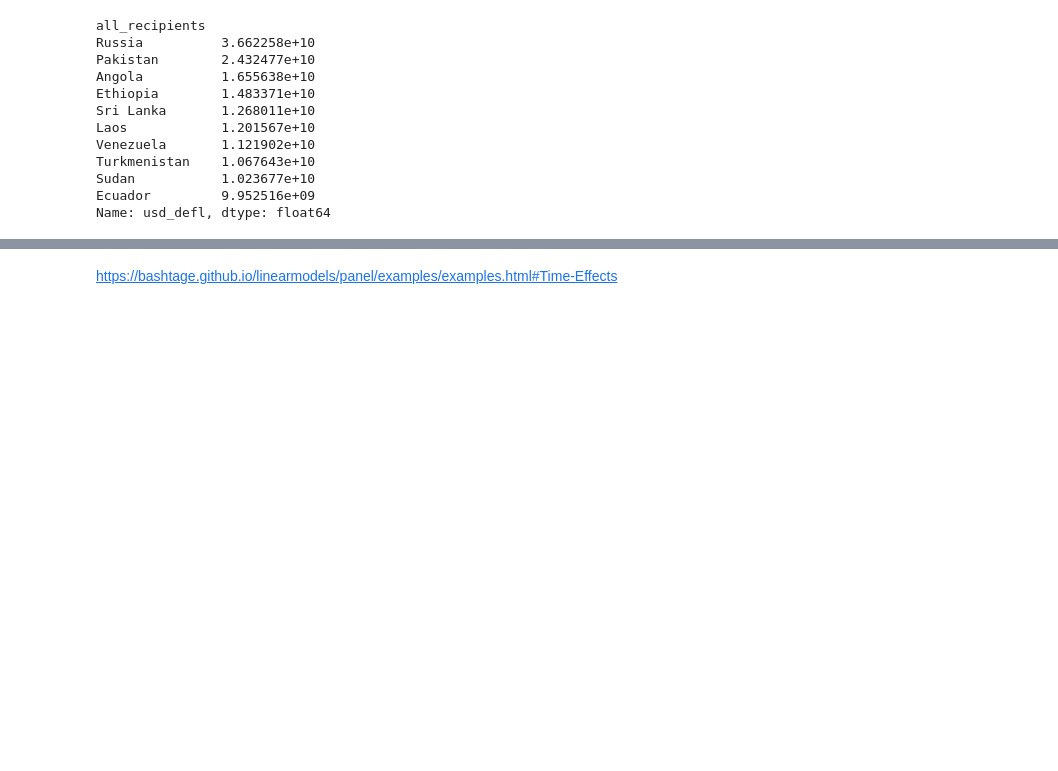
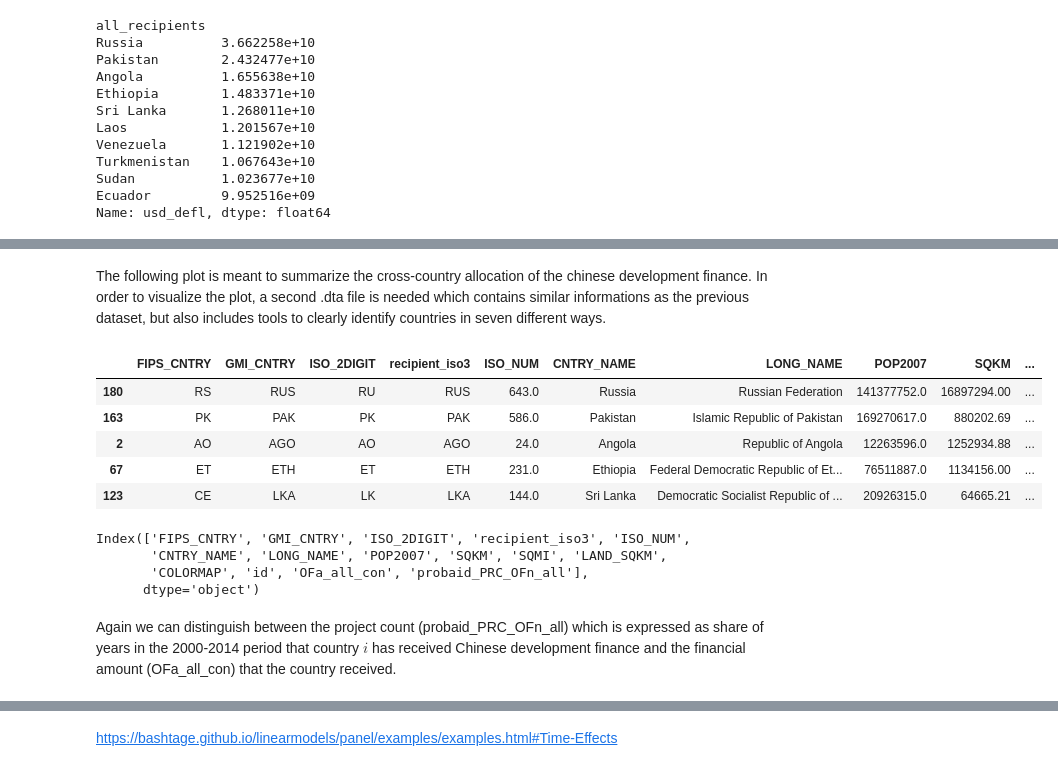
Before and after one commit to JonathanWillnow/ose-data-science-course-project-JonathanWillnow, a Jupyter notebook: JonathanWillnowOSE.ipynb, the cells around one changed output, grey strips where cells are left out. Saved outputs shown, nothing was run; the diff lists cells and outputs as text; code cells hidden in the pictures; blank space fills up the shorter version.

```diff
--- a/JonathanWillnowOSE.ipynb
+++ b/JonathanWillnowOSE.ipynb
@@ -464,0 +285,21 @@ strong multicollinearity or other numerical problems.
+# %% [markdown]
+The following plot is meant to summarize the cross-country allocation of the chinese development finance. In order to visualize the plot, a second .dta file is needed which contains similar informations as the previous dataset, but also includes tools to clearly identify countries in seven different ways.
+# %%
+world_plot_data = pd.read_stata("data/map_1yw_merge.dta")
+world_plot_data.sort_values(by = "OFa_all_con", ascending = False)[:5]
+# %% [output]
+|  | FIPS_CNTRY | GMI_CNTRY | ISO_2DIGIT | recipient_iso3 | ISO_NUM | CNTRY_NAME | LONG_NAME | POP2007 | SQKM | ... |
+| 180 | RS | RUS | RU | RUS | 643.0 | Russia | Russian Federation | 141377752.0 | 16897294.00 | ... |
+| 163 | PK | PAK | PK | PAK | 586.0 | Pakistan | Islamic Republic of Pakistan | 169270617.0 | 880202.69 | ... |
+| 2 | AO | AGO | AO | AGO | 24.0 | Angola | Republic of Angola | 12263596.0 | 1252934.88 | ... |
+| 67 | ET | ETH | ET | ETH | 231.0 | Ethiopia | Federal Democratic Republic of Et... | 76511887.0 | 1134156.00 | ... |
+| 123 | CE | LKA | LK | LKA | 144.0 | Sri Lanka | Democratic Socialist Republic of ... | 20926315.0 | 64665.21 | ... |
+# %%
+world_plot_data.columns
+# %% [output]
+Index(['FIPS_CNTRY', 'GMI_CNTRY', 'ISO_2DIGIT', 'recipient_iso3', 'ISO_NUM',
+       'CNTRY_NAME', 'LONG_NAME', 'POP2007', 'SQKM', 'SQMI', 'LAND_SQKM',
+       'COLORMAP', 'id', 'OFa_all_con', 'probaid_PRC_OFn_all'],
+      dtype='object')
+# %% [markdown]
+Again we can distinguish between the project count (probaid_PRC_OFn_all) which is expressed as share of years in the 2000-2014 period that country $i$ has received Chinese development finance and the financial amount (OFa_all_con) that the country received.
```
Also changed, not shown: parts of 42 cells of this notebook.
